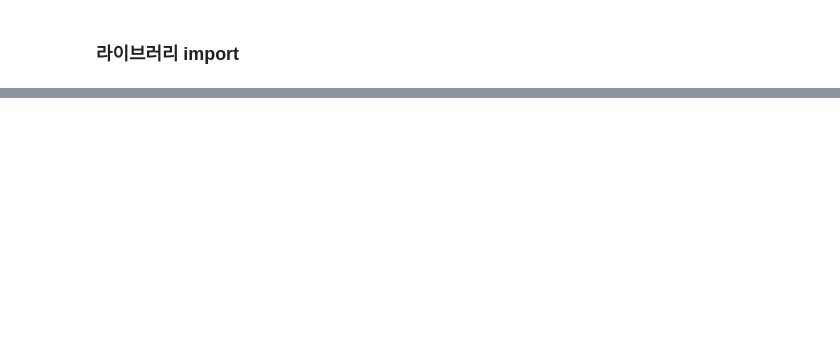
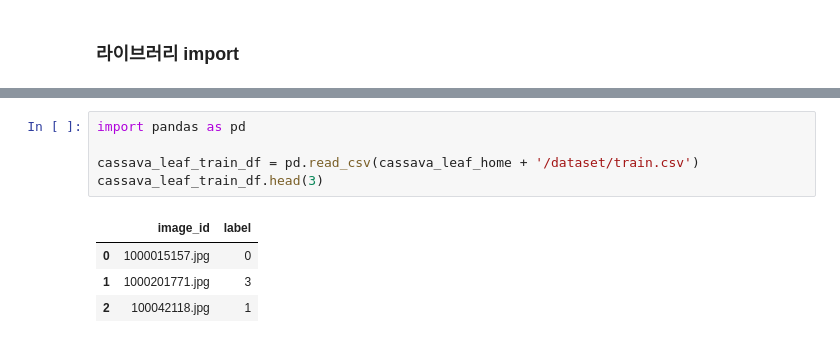
Before and after one commit to glinter/ai2, a Jupyter notebook: 0916/alexnet2.ipynb, the cells around one changed output, grey strips where cells are left out. Drawn from its saved outputs; the diff is of its cells as text; blank space fills up the shorter version.

```diff
--- a/0916/alexnet2.ipynb
+++ b/0916/alexnet2.ipynb
@@ -235,0 +272,10 @@ for epoch in range(NUM_EPOCHS):
+# %%
+import pandas as pd
+
+cassava_leaf_train_df = pd.read_csv(cassava_leaf_home + '/dataset/train.csv')
+cassava_leaf_train_df.head(3)
+# %% [output]
+|  | image_id | label |
+| 0 | 1000015157.jpg | 0 |
+| 1 | 1000201771.jpg | 3 |
+| 2 | 100042118.jpg | 1 |
```
Also changed, not shown: parts of 63 cells of this notebook.
